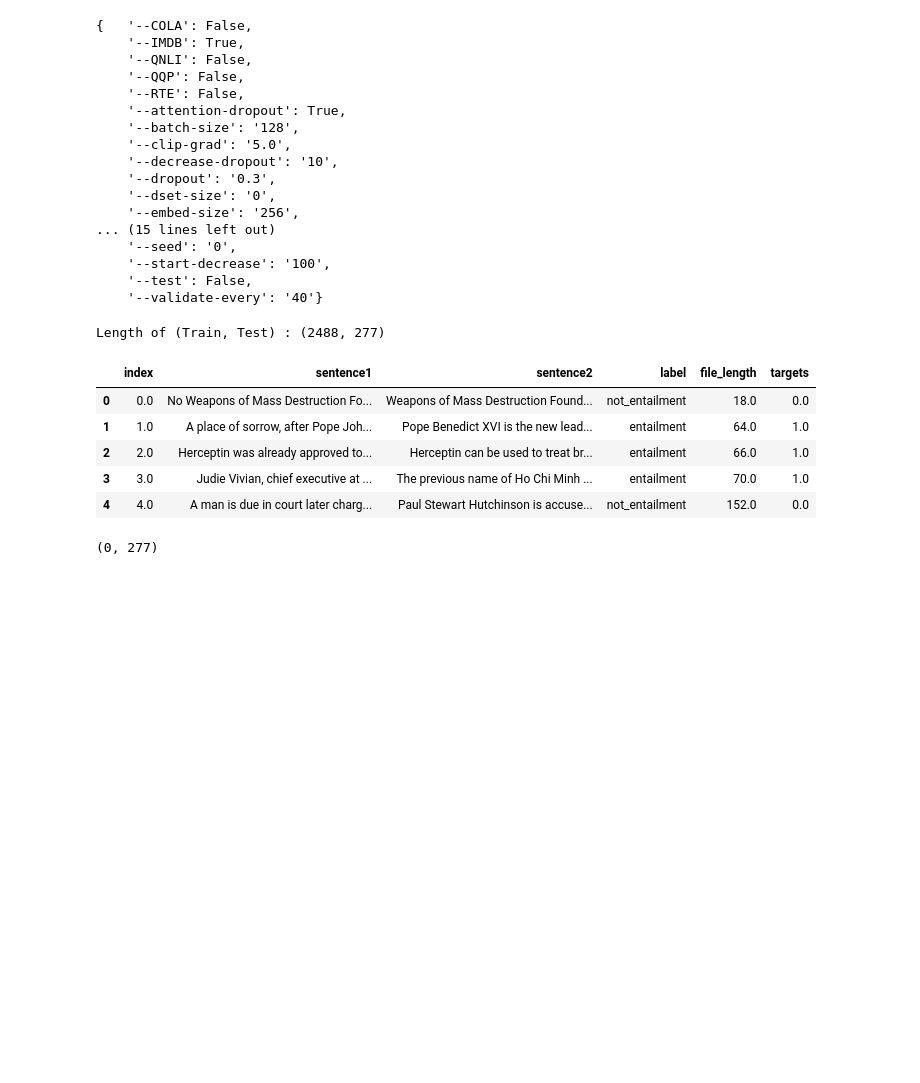
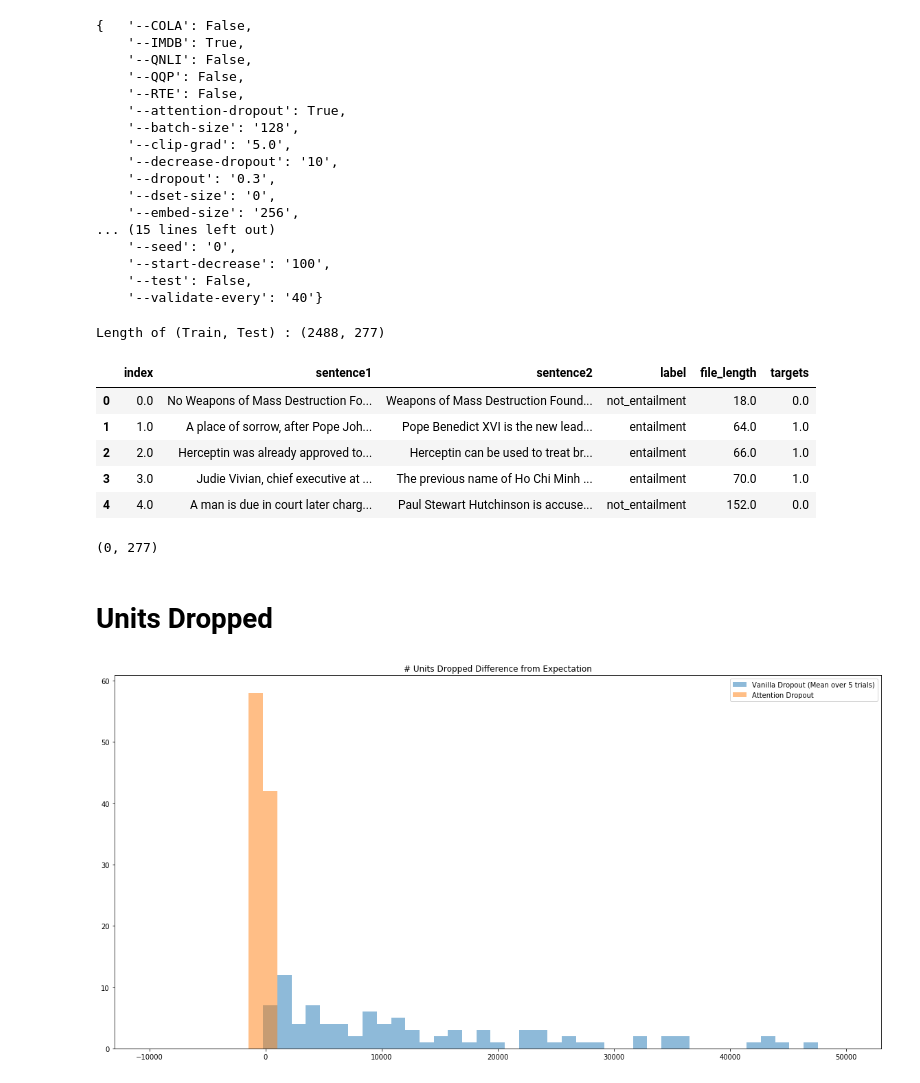
Before and after one commit to gebob19/Dropout-Attention, a Jupyter notebook: workspace.ipynb, the cells around one changed output. Saved outputs shown, nothing was run; the diff lists cells and outputs as text; code cells hidden in the pictures; blank space fills up the shorter version.

```diff
--- a/workspace.ipynb
+++ b/workspace.ipynb
@@ -202,3 +210,10 @@ assert len(filtered_df) == (len(traindf) - len(traindf[traindf.isnull().any(axis
 traindf = filtered_df
 # %%
 traindf.to_csv(data/'train.csv')
+# %% [markdown]
+# Units Dropped
+# %%
+seq_len = np.random.randint(15, 512)
+hidden = 768 # bert hidden
+batch_size = 16
+x = torch.rand((seq_len, batch_size, hidden))
@@ -204,0 +257,15 @@ traindf.to_csv(data/'train.csv')
+# %%
+bins = np.linspace(-10000, 50000, 50)
+
+x = [(sum(vd)/len(vd) - e) for vd, e in zip(vanilla_drop, expected_drop)]
+y = [(ad - e) for ad, e in zip(attention_drop, expected_drop)]
+
+assert len(x) == len(y)
+plt.figure(figsize=(20, 10))
+plt.hist(x, bins, alpha=0.5, label='Vanilla Dropout (Mean over 5 trials)')
+plt.hist(y, bins, alpha=0.5, label='Attention Dropout')
+plt.title('# Units Dropped Difference from Expectation')
+plt.legend(loc='upper right')
+plt.show()
+# %% [output]
+[figure, added]
```
Also changed, not shown: parts of 17 cells of this notebook, 1 other file.
